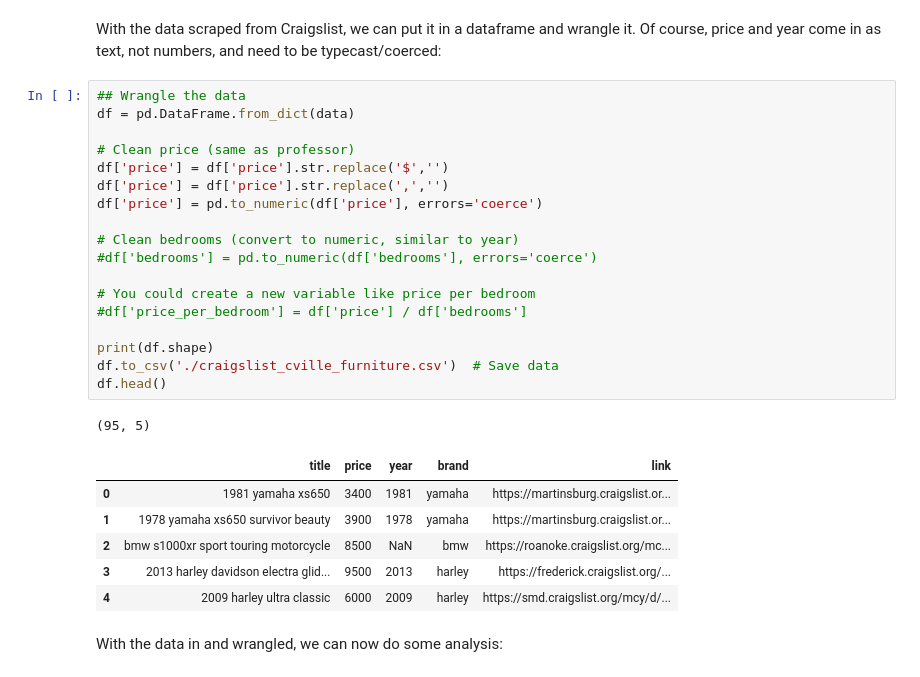
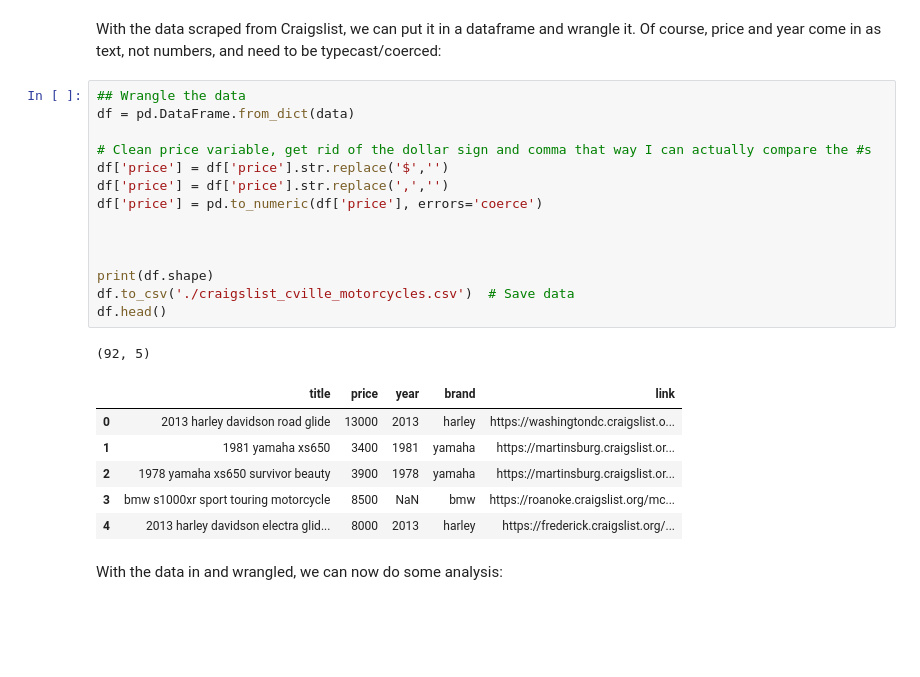
Before and after one commit to allyoshea/wrangling, a Jupyter notebook: lab/lab.ipynb, the cells around one changed output. Saved outputs shown, nothing was run; the diff lists cells and outputs as text; blank space fills up the shorter version.

```diff
--- a/lab/lab.ipynb
+++ b/lab/lab.ipynb
@@ -138,29 +120,25 @@ With the data scraped from Craigslist, we can put it in a dataframe and wrangle
 # %%
 ## Wrangle the data
 df = pd.DataFrame.from_dict(data)
 
-# Clean price (same as professor)
+# Clean price variable, get rid of the dollar sign and comma that way I can actually compare the #s
 df['price'] = df['price'].str.replace('$','')
 df['price'] = df['price'].str.replace(',','')
 df['price'] = pd.to_numeric(df['price'], errors='coerce')
 
-# Clean bedrooms (convert to numeric, similar to year)
-#df['bedrooms'] = pd.to_numeric(df['bedrooms'], errors='coerce')
 
-# You could create a new variable like price per bedroom
-#df['price_per_bedroom'] = df['price'] / df['bedrooms']
 
 print(df.shape)
-df.to_csv('./craigslist_cville_furniture.csv')  # Save data
+df.to_csv('./craigslist_cville_motorcycles.csv')  # Save data
 df.head()
 # %% [output]
-(95, 5)
+(92, 5)
 |  | title | price | year | brand | link |
-| 0 | 1981 yamaha xs650 | 3400 | 1981 | yamaha | https://martinsburg.craigslist.or... |
-| 1 | 1978 yamaha xs650 survivor beauty | 3900 | 1978 | yamaha | https://martinsburg.craigslist.or... |
-| 2 | bmw s1000xr sport touring motorcycle | 8500 | NaN | bmw | https://roanoke.craigslist.org/mc... |
-| 3 | 2013 harley davidson electra glid... | 9500 | 2013 | harley | https://frederick.craigslist.org/... |
-| 4 | 2009 harley ultra classic | 6000 | 2009 | harley | https://smd.craigslist.org/mcy/d/... |
+| 0 | 2013 harley davidson road glide | 13000 | 2013 | harley | https://washingtondc.craigslist.o... |
+| 1 | 1981 yamaha xs650 | 3400 | 1981 | yamaha | https://martinsburg.craigslist.or... |
+| 2 | 1978 yamaha xs650 survivor beauty | 3900 | 1978 | yamaha | https://martinsburg.craigslist.or... |
+| 3 | bmw s1000xr sport touring motorcycle | 8500 | NaN | bmw | https://roanoke.craigslist.org/mc... |
+| 4 | 2013 harley davidson electra glid... | 8000 | 2013 | harley | https://frederick.craigslist.org/... |
 # %% [markdown]
 With the data in and wrangled, we can now do some analysis:
 # %%
```
Also changed, not shown: parts of 13 cells of this notebook.
